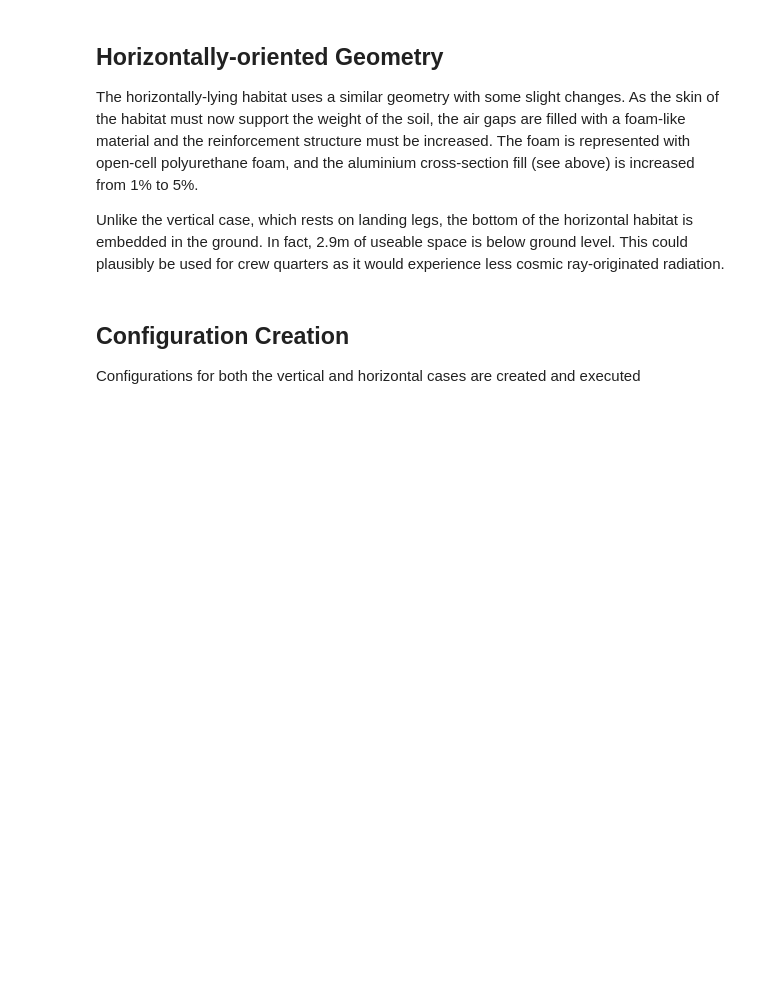
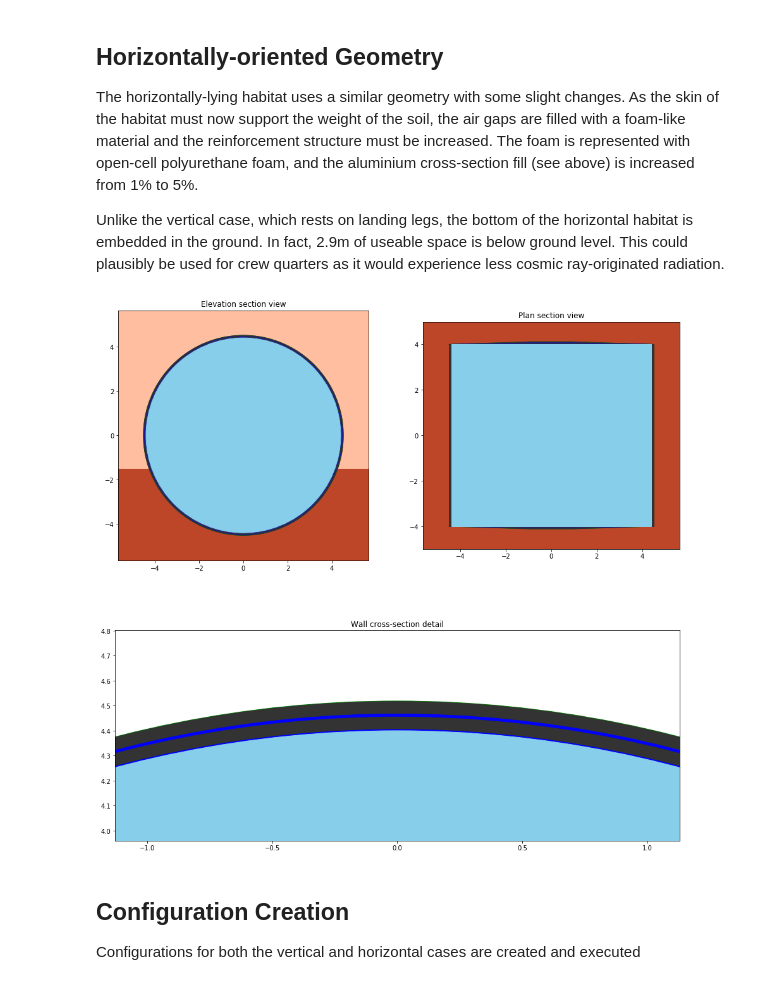
Before and after one commit to smross106/Syrtis, a Jupyter notebook: ISS_Module_Mars.ipynb, the cells around one changed output. Saved outputs shown, nothing was run; the diff lists cells and outputs as text; code cells hidden in the pictures; blank space fills up the shorter version.

```diff
--- a/ISS_Module_Mars.ipynb
+++ b/ISS_Module_Mars.ipynb
@@ -75,6 +79,10 @@ HAB_horizontal.create_static_shell(open_cell_foam, 50e-3, parallel_thermal_resis
 HAB_horizontal.create_static_shell(aluminium, 2e-3)
 
 HAB_horizontal.create_ground_level(habitat_axis_height=1.5)
+# %%
+HAB_horizontal.draw(size=(16,16))
+# %% [output]
+[figure, added]
 # %% [markdown]
 ## Configuration Creation
 
```
Also changed, not shown: parts of 1 cell of this notebook, 1 other file.
